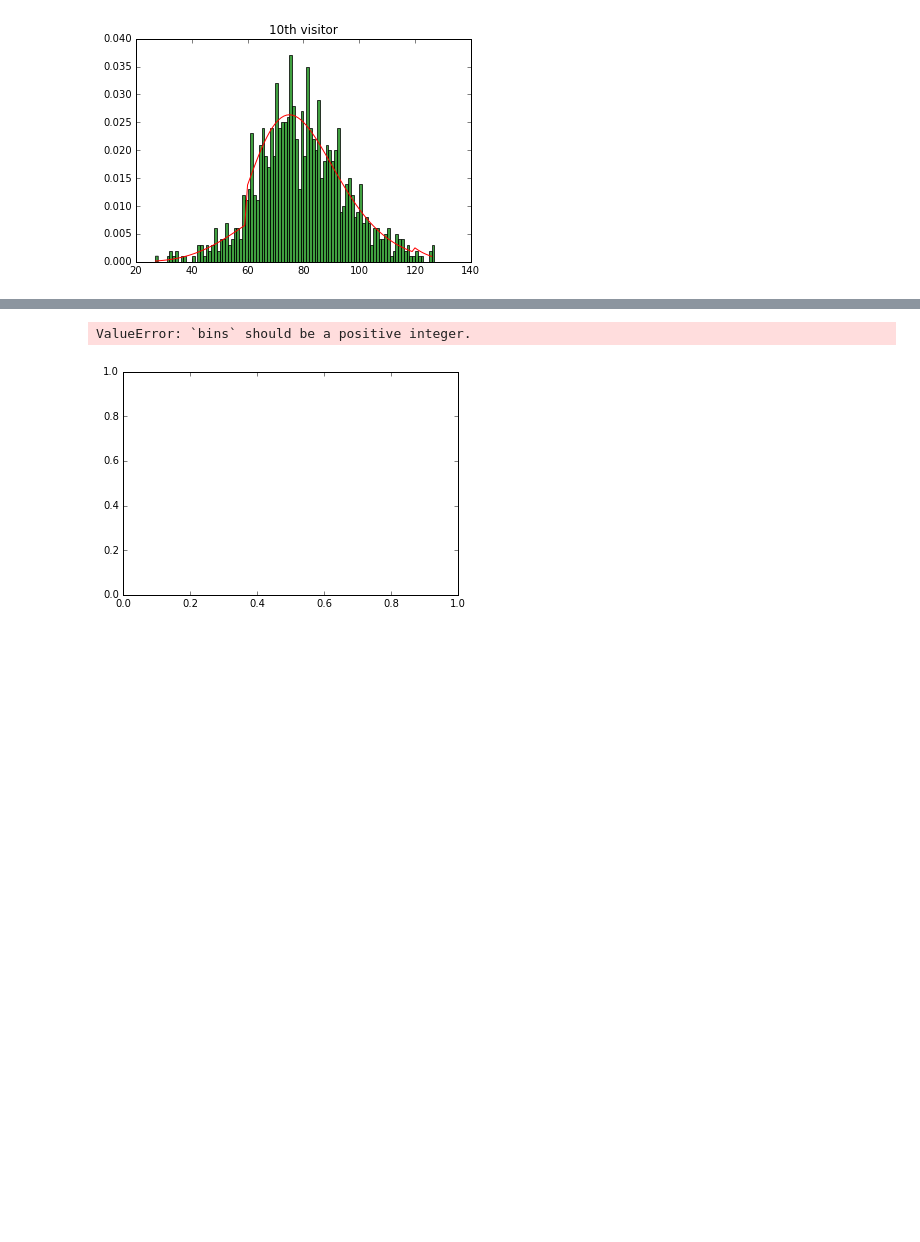
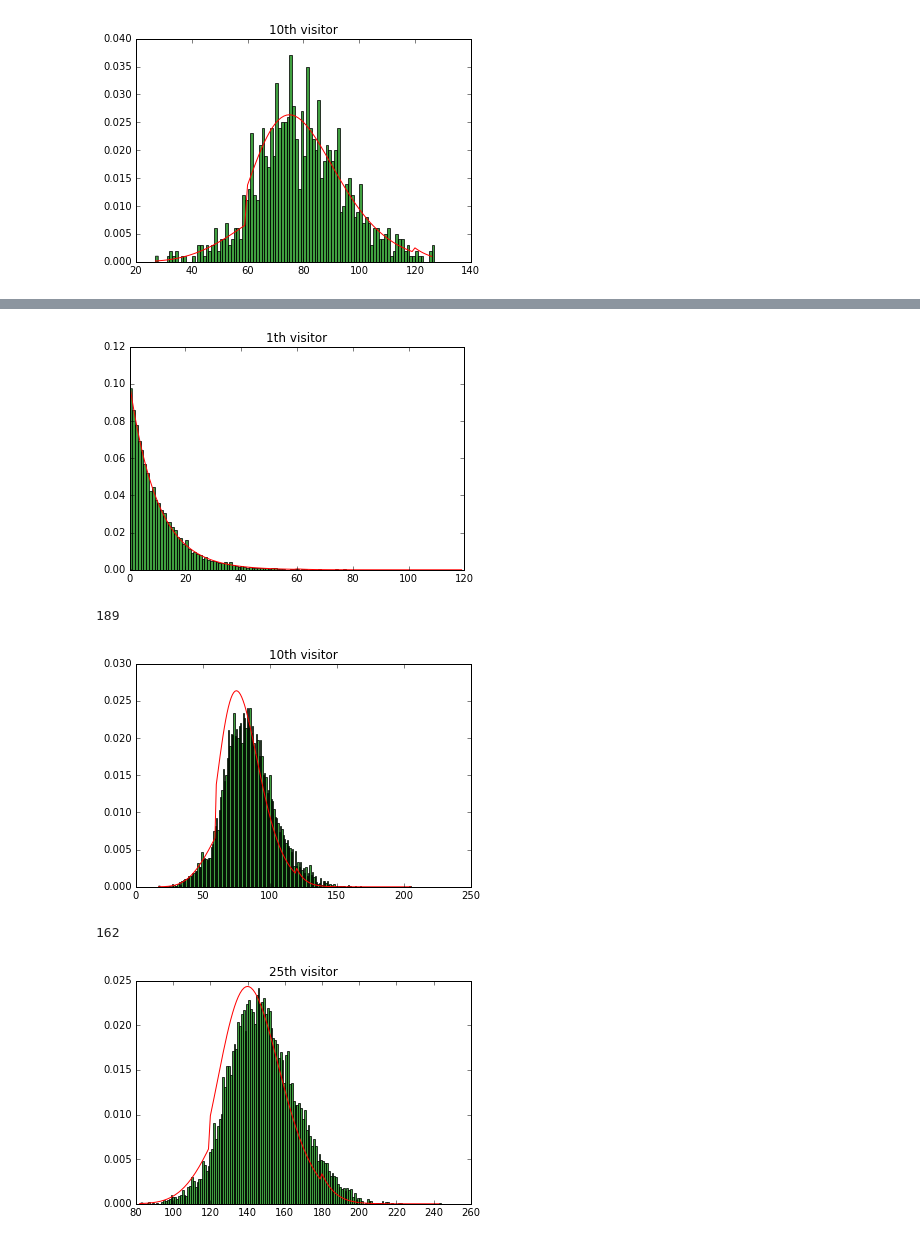
Before and after one commit to jj1993/Applied-mechanism-design-and-big-data, a Jupyter notebook: Poission.ipynb, the cells around one changed output, grey strips where cells are left out. Drawn from its saved outputs; the diff is of its cells as text; code cells hidden in the pictures; blank space fills up the shorter version.

```diff
--- a/Poission.ipynb
+++ b/Poission.ipynb
@@ -310,6 +310,8 @@ def random_number(t0, nth_visitor):
 def random_number2(t0):
     # Use the rewritten formula to get the time at which the nth person comes in
     r = random.random()
-    t = -get_rate(t0) * math.log(1-r)
+    t = -1/get_rate(t0) * math.log(1-r)
     t =  t if t> 0 else 0
     return t
+
+print(random_number2(300))
@@ -395,18 +400,21 @@ do_simulation_for_nth(nth_visitor)
 
 first_visitors = []
 tenth_visitors = []
+v25 = []
 
-
-for i in range(1):
+for i in range(10000):
     minute = 0
     nth_visitor=1
     arrival_times = []
     c = 0
     while minute != None and minute < (60*len(pt)) and c < 200:
-        minute += random_number2(minute)
-        minute = math.ceil(minute)
+        r = random_number2(int(minute))
+#         print(r)
+        minute += r
+
+#         minute = math.ceil(minute)
         c+=1
-        print(minute)
+#         print(minute)
         if minute:
             nth_visitor += 1
             arrival_times.append(minute)
@@ -415,39 +423,30 @@ for i in range(1):
     try:
         first_visitors.append(arrival_times[0])
         tenth_visitors.append(arrival_times[9])
+        v25.append(arrival_times[24])
     except:
         continue
 
 
-#plot 1
-fig = plt.figure()
-bin_count = max(first_visitors) - min(first_visitors)
+def plot_visitors(visitors, v):
+    #plot 1
+    fig = plt.figure()
+    bin_count = math.ceil(max(visitors)) - math.floor(min(visitors))
+    print(bin_count)
+    n, bins, patches = plt.hist(visitors, bin_count, normed=True, facecolor='green', alpha=0.75)
 
-n, bins, patches = plt.hist(first_visitors, bin_count, normed=True, facecolor='green', alpha=0.75)
+    first_range = range(math.floor(min(visitors)), math.ceil(max(visitors)))
+    real_results = []
+    for minute in first_range:
+        result = nth_visitor_arrival(v, 0, minute)
+        real_results.append(result)
 
-real_results = []
-for minute in range(min(first_visitors), max(first_visitors)):
-    result = nth_visitor_arrival(1, 0, minute)
-    real_results.append(result)
+    x = first_range
+    plt.plot(x, real_results, c='red')
+    plt.title('{}th visitor'.format(v))
+    plt.show()
 
-x = range(min(first_visitors), max(first_visitors))
-plt.plot(x, real_results, c='red')
-plt.title('{}th visitor'.format(1))
-plt.show()
-
-#plot 2
-fig = plt.figure()
-
-bin_count = max(tenth_visitors) - min(tenth_visitors)
-n, bins, patches = plt.hist(tenth_visitors, bin_count, normed=True, facecolor='green', alpha=0.75)
-
-real_results = []
-for minute in range(min(tenth_visitors), max(tenth_visitors)):
-    result = nth_visitor_arrival(10, 0, minute)
-    real_results.append(result)
-
-x = range(min(tenth_visitors), max(tenth_visitors))
-plt.plot(x, real_results, c='red')
-plt.title('{}th visitor'.format(10))
-plt.show()
+plot_visitors(first_visitors, 1)
+plot_visitors(tenth_visitors, 10)
+plot_visitors(v25, 25)
 # %% [output]
@@ -471,2 +454,5 @@ plt.show()
+[figure, new version]
-ValueError: `bins` should be a positive integer.
+189
-[figure, old version]
+[figure, added]
+162
+[figure, added]
```
Also changed, not shown: parts of 3 cells of this notebook, 1 other file.
